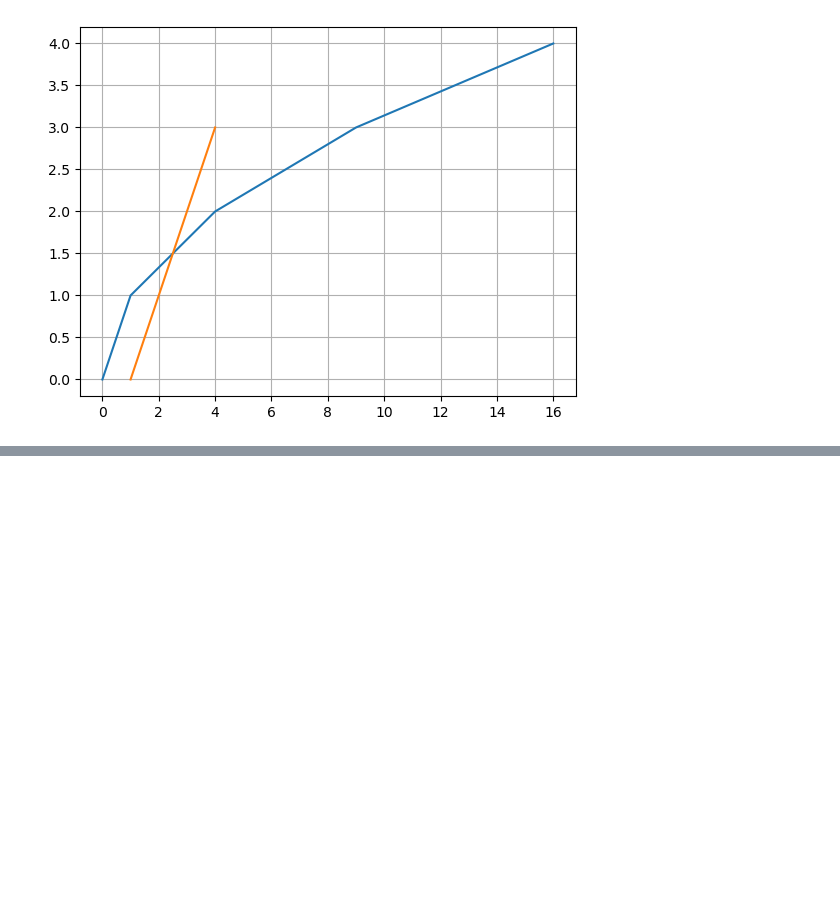
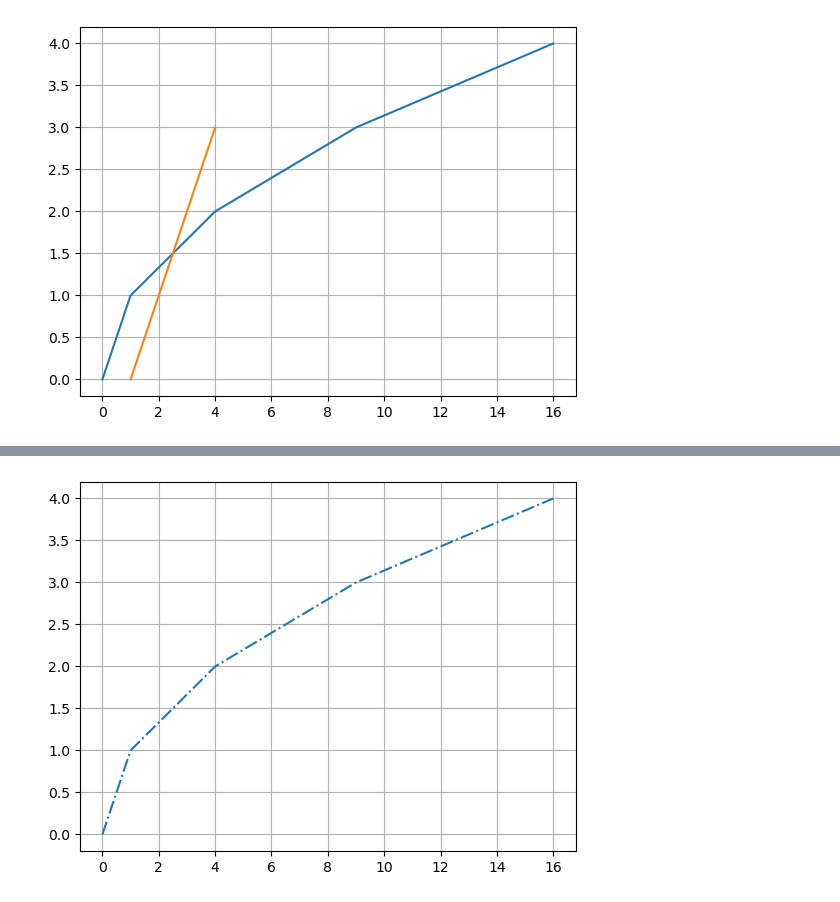
Before and after one commit to AleksandrFrom/DS, a Jupyter notebook: Matplotlib/02.ipynb, the cells around one changed output, grey strips where cells are left out. Cells and saved outputs as stored; diff of their text form; code cells hidden in the pictures; blank space fills up the shorter version.

```diff
--- a/Matplotlib/02.ipynb
+++ b/Matplotlib/02.ipynb
@@ -38,0 +79,7 @@ plt.show()
+# %%
+
+plt.plot(x, y, '-.')
+plt.grid()
+plt.show()
+# %% [output]
+[figure, added]
```
Also changed, not shown: parts of 16 cells of this notebook.
